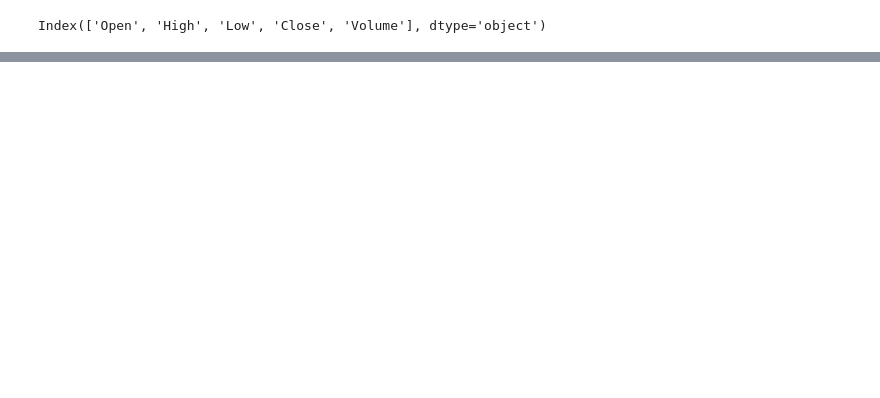
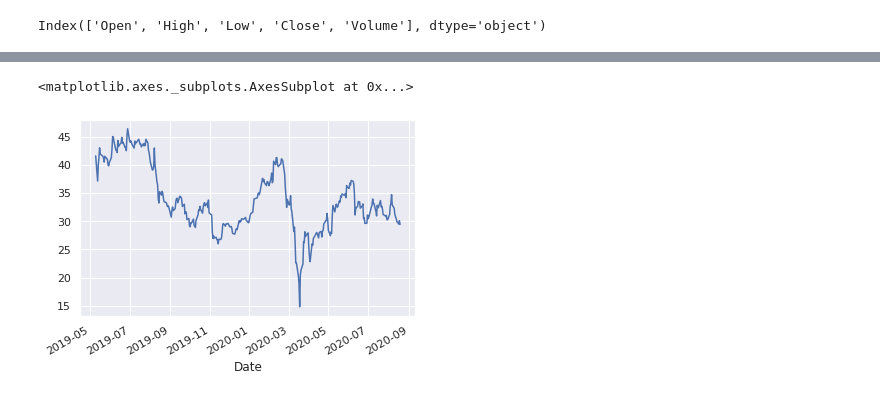
Before and after one commit to dgierejkiewicz/data-science, a Jupyter notebook: dane_gieldowe.ipynb, the cells around one changed output, grey strips where cells are left out. Cells and saved outputs as stored; diff of their text form; code cells hidden in the pictures; blank space fills up the shorter version.

```diff
--- a/dane_gieldowe.ipynb
+++ b/dane_gieldowe.ipynb
@@ -304,0 +434,5 @@ df.loc['2020-07-31':'2020-07-25']
+# %%
+df.Close.plot()
+# %% [output]
+<matplotlib.axes._subplots.AxesSubplot at 0x...>
+[figure, added]
```
Also changed, not shown: parts of 33 cells of this notebook.
